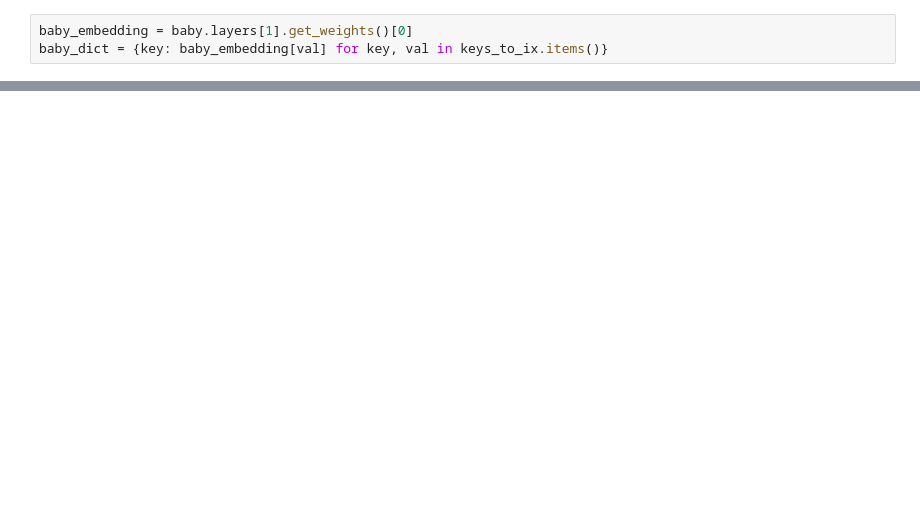
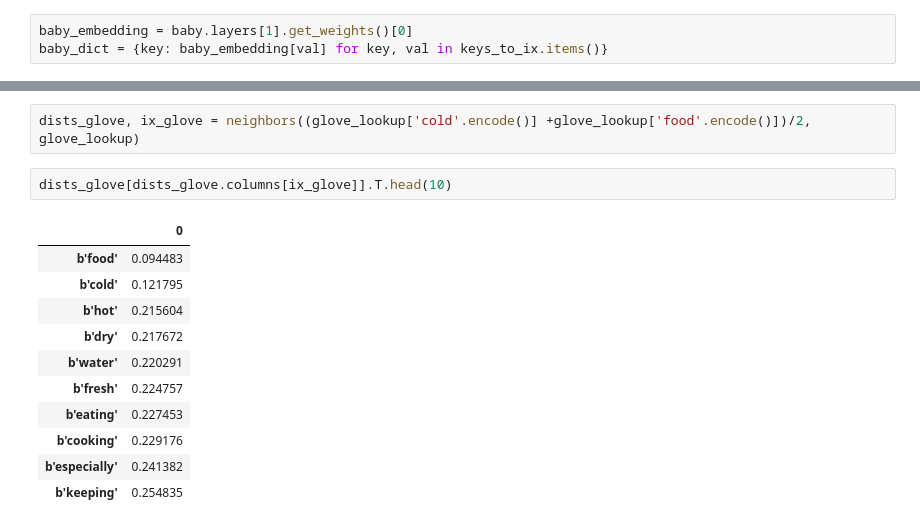
Before and after one commit to kdonbekci/yelp-nlu, a Jupyter notebook: _5_model-conv.ipynb, the cells around one changed output, grey strips where cells are left out. Saved outputs shown, nothing was run; the diff lists cells and outputs as text; blank space fills up the shorter version.

```diff
--- a/_5_model-conv.ipynb
+++ b/_5_model-conv.ipynb
@@ -434,0 +322,16 @@ weighted avg       0.80      0.80      0.80     12800
+# %%
+dists_glove, ix_glove = neighbors((glove_lookup['cold'.encode()] +glove_lookup['food'.encode()])/2, glove_lookup)
+# %%
+dists_glove[dists_glove.columns[ix_glove]].T.head(10)
+# %% [output]
+|  | 0 |
+| b'food' | 0.094483 |
+| b'cold' | 0.121795 |
+| b'hot' | 0.215604 |
+| b'dry' | 0.217672 |
+| b'water' | 0.220291 |
+| b'fresh' | 0.224757 |
+| b'eating' | 0.227453 |
+| b'cooking' | 0.229176 |
+| b'especially' | 0.241382 |
+| b'keeping' | 0.254835 |
```
Also changed, not shown: parts of 48 cells of this notebook, 7 other files.
